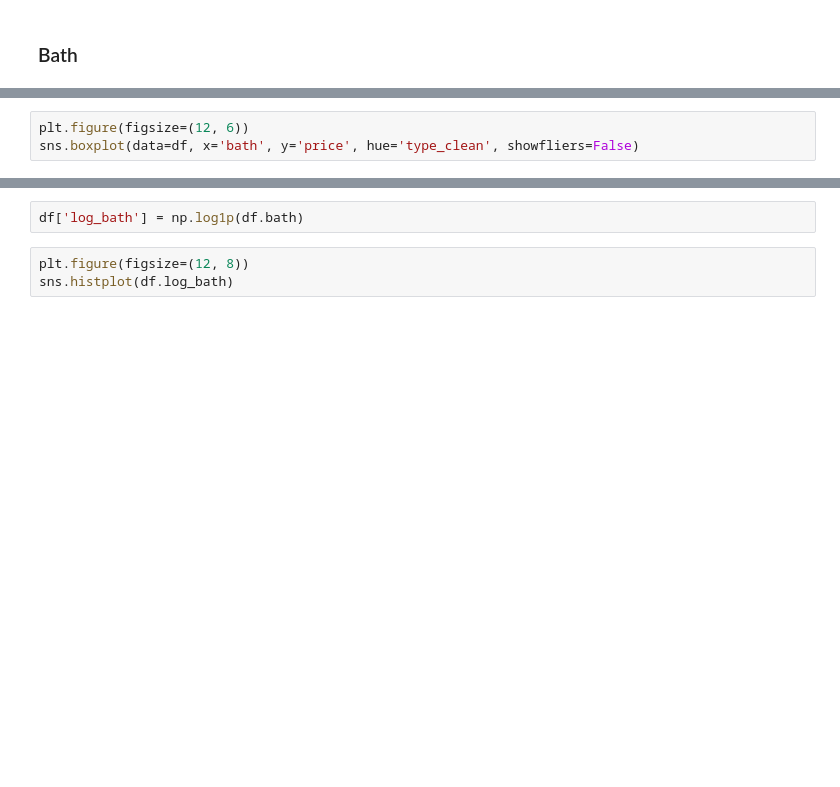
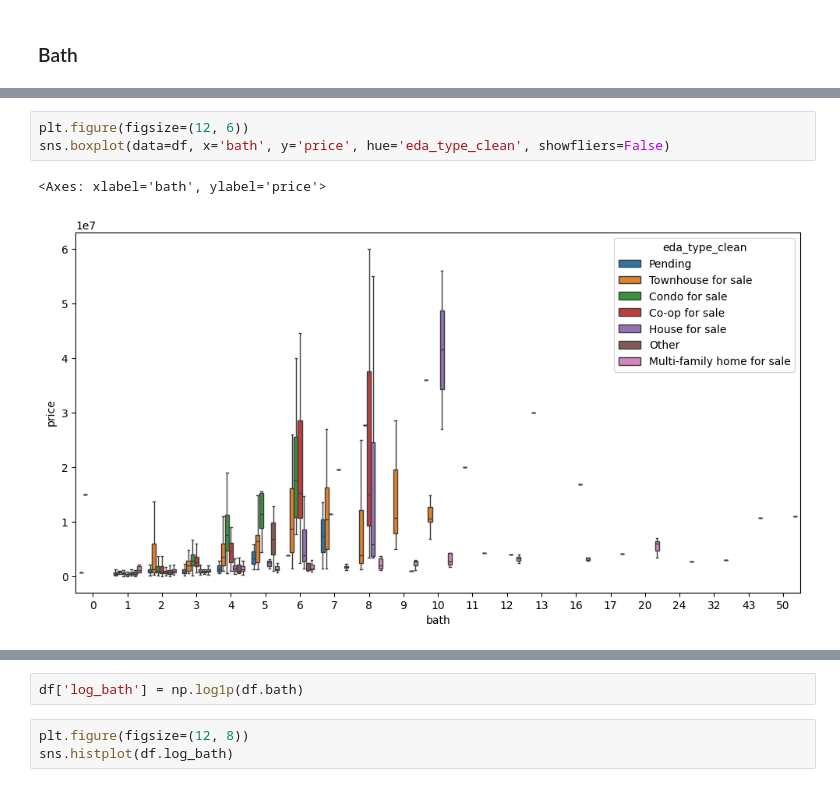
Before and after one commit to codekot/nyc-housing-project, a Jupyter notebook: notebooks/nyc_2024_edited.ipynb, the cells around one changed output, grey strips where cells are left out. Cells and saved outputs as stored; diff of their text form; blank space fills up the shorter version.

```diff
--- a/notebooks/nyc_2024_edited.ipynb
+++ b/notebooks/nyc_2024_edited.ipynb
@@ -889,5 +908,8 @@ sns.scatterplot(data=df, x='bath', y='log_price', hue='type_clean')
 # %%
 plt.figure(figsize=(12, 6))
-sns.boxplot(data=df, x='bath', y='price', hue='type_clean', showfliers=False)
+sns.boxplot(data=df, x='bath', y='price', hue='eda_type_clean', showfliers=False)
+# %% [output]
+<Axes: xlabel='bath', ylabel='price'>
+[figure, added]
 # %%
 plt.figure(figsize=(12, 6))
```
Also changed, not shown: parts of 12 cells of this notebook.
